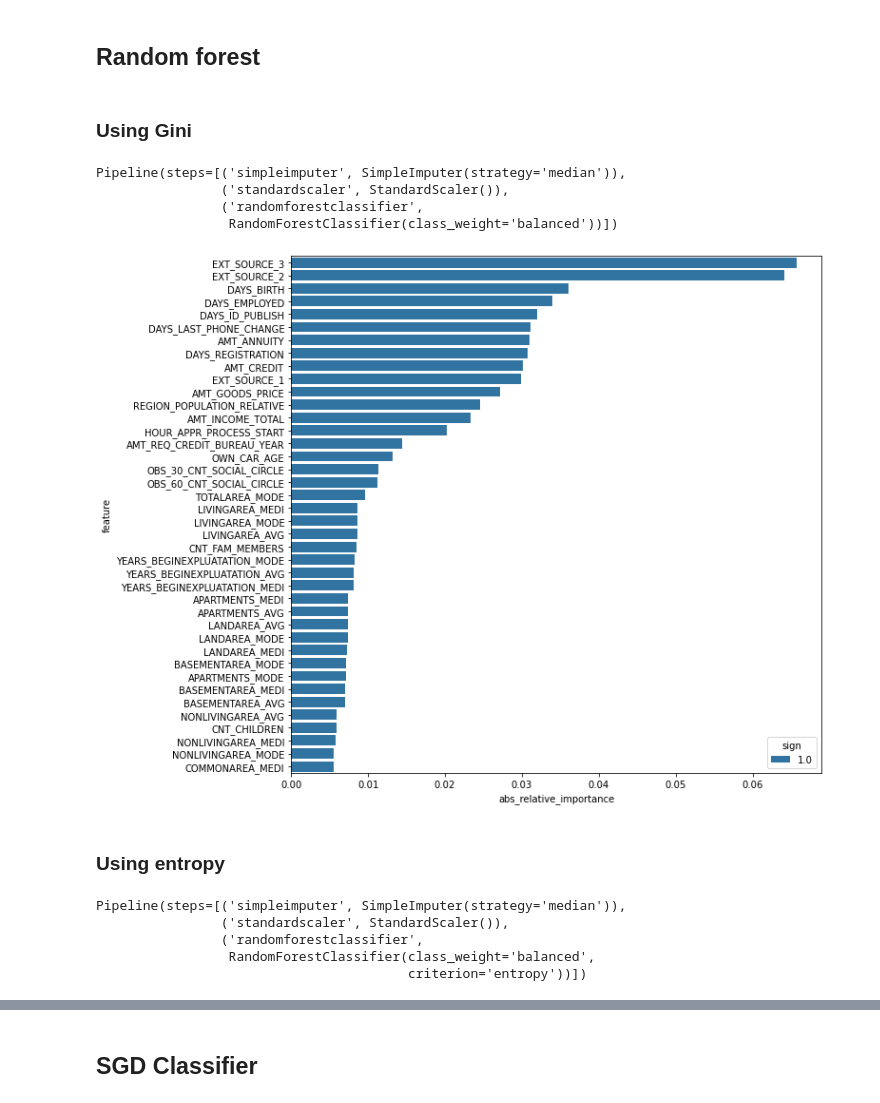
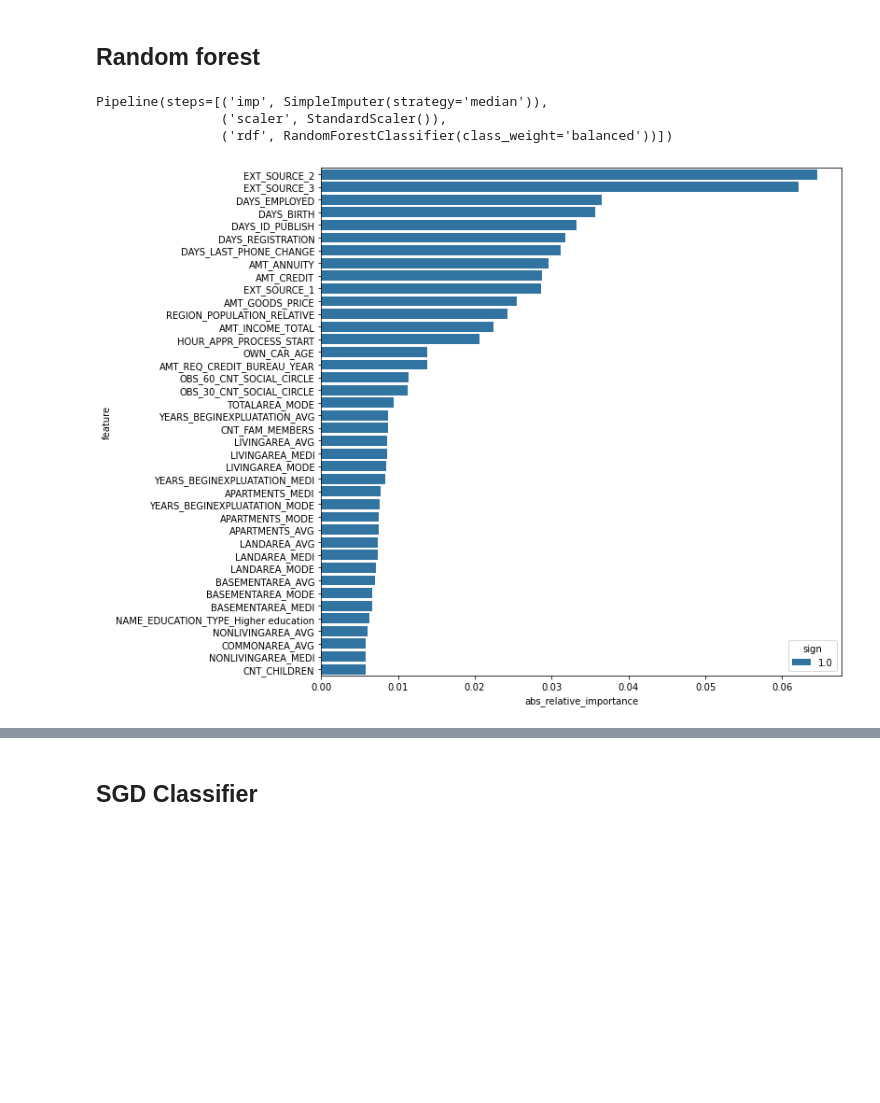
Before and after one commit to yhereng/OpenClassrooms, a Jupyter notebook: OC-P4/Projet 4 - Construisez un modèle de scoring.ipynb, the cells around one changed output, grey strips where cells are left out. Cells and saved outputs as stored; diff of their text form; code cells hidden in the pictures; blank space fills up the shorter version.

```diff
--- a/OC-P4/Projet 4 - Construisez un modèle de scoring.ipynb
+++ b/OC-P4/Projet 4 - Construisez un modèle de scoring.ipynb
@@ -524,3 +532,3 @@ pipeline_lr = make_pipeline(simple_imputer,scaler,lr_bal)
 # %%
-pipeline_lr.fit(X_train,y_train)
+pipeline_lr.fit(X_train_under,y_train_under)
 # %% [output]
@@ -530,5 +538,5 @@ Pipeline(steps=[('simpleimputer', SimpleImputer(strategy='median')),
                  LogisticRegression(C=0.01, class_weight='balanced',
                                     max_iter=200))])
 # %%
-feature_importance['lg_bal'] = features_importance_lg(lr_bal,features,plot=True)
+feature_importance['lr'] = features_importance_lg(pipeline_lr.named_steps['lr'],features,plot=True)
 # %% [output]
@@ -542,6 +544,7 @@ Kaggle gives 0.73956
 # %% [markdown]
 ## Random forest
-# %% [markdown]
-### Using Gini
 # %%
-rdf_gini = RandomForestClassifier(n_estimators= 100, class_weight="balanced",criterion='gini')
+pipeline_rdf = Pipeline(
+                        [('imp', SimpleImputer(strategy='median')),
+                         ('scaler' , StandardScaler()),
+                         ('rdf' , RandomForestClassifier(n_estimators= 100, class_weight="balanced",criterion='gini'))])
@@ -550,13 +551,10 @@ pipeline_rdf_gini = make_pipeline(simple_imputer,scaler,rdf_gini)
-# %%
-pipeline_rdf_gini.fit(X_train,y_train)
-# %% [output]
-Pipeline(steps=[('simpleimputer', SimpleImputer(strategy='median')),
-                ('standardscaler', StandardScaler()),
-                ('randomforestclassifier',
-                 RandomForestClassifier(class_weight='balanced'))])
+# %%
+pipeline_rdf.fit(X_train_under,y_train_under)
+# %% [output]
+Pipeline(steps=[('imp', SimpleImputer(strategy='median')),
+                ('scaler', StandardScaler()),
+                ('rdf', RandomForestClassifier(class_weight='balanced'))])
 # %%
-feature_importance['rdf_gini'] = features_importance_rdf(rdf_gini,features,plot = True)
+feature_importance['rdf'] = features_importance_rdf(pipeline_rdf.named_steps['rdf'],features,plot = True)
 # %% [output]
-[figure, old version]
+[figure, new version]
-# %% [markdown]
-### Using entropy
@@ -567,8 +560,0 @@ pipeline_rdf_entropy = make_pipeline(simple_imputer,scaler,rdf_entropy)
-# %%
-pipeline_rdf_entropy.fit(X_train,y_train)
-# %% [output]
-Pipeline(steps=[('simpleimputer', SimpleImputer(strategy='median')),
-                ('standardscaler', StandardScaler()),
-                ('randomforestclassifier',
-                 RandomForestClassifier(class_weight='balanced',
-                                        criterion='entropy'))])
```
Also changed, not shown: parts of 142 cells of this notebook.
